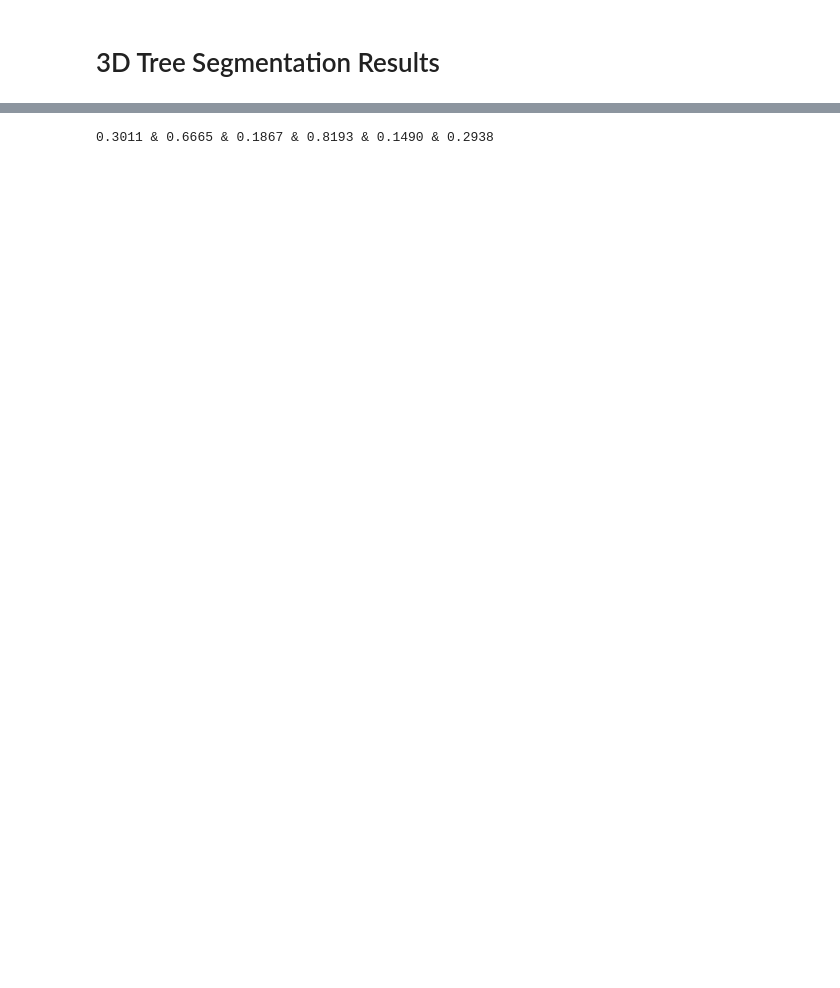
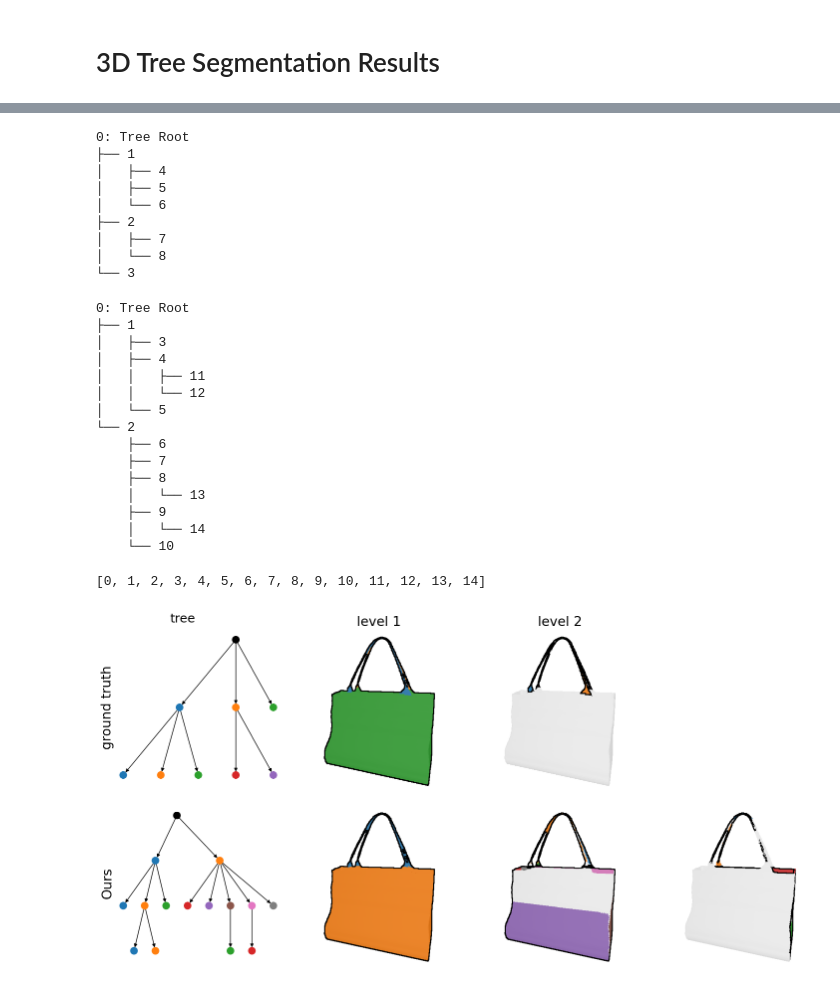
Before and after one commit to dnvtmf/OTS, a Jupyter notebook: paper/view_PartNet_results.ipynb, the cells around one changed output, grey strips where cells are left out. Saved outputs shown, nothing was run; the diff lists cells and outputs as text; code cells hidden in the pictures; blank space fills up the shorter version.

```diff
--- a/paper/view_PartNet_results.ipynb
+++ b/paper/view_PartNet_results.ipynb
@@ -286,9 +269,0 @@ numpy((1024, 2), float64)
-# %%
-for i in range(tree2d.cnt):
-    mask = tree2d.masks[i]
-    plt.imshow(image, alpha=0.2)
-    plt.imshow(mask.cpu().numpy()*255, alpha=0.8)
-    plt.axis('off')
-    plt.show()
-    if i > 10:
-        break
@@ -443,5 +383,29 @@ show_compare(prediction, gt, images[show_index], tri_ids[show_index])
-# %%
-ss = "SQ: 0.3011, RQ: 0.6665, PQ: 0.1867, TS: 0.8193, TQ: 0.1490, mIoU: 0.2938"
-print(' & '.join([s.split(':')[1].strip() for s in ss.split(',')]))
-# %% [output]
-0.3011 & 0.6665 & 0.1867 & 0.8193 & 0.1490 & 0.2938
+# %%
+show_compare(prediction, gt, images[show_index], tri_ids[show_index], ps=1, gs=1, filename="{cat}_{choose}_{0}")
+# %% [output]
+0: Tree Root
+├── 1
+│   ├── 4
+│   ├── 5
+│   └── 6
+├── 2
+│   ├── 7
+│   └── 8
+└── 3
+0: Tree Root
+├── 1
+│   ├── 3
+│   ├── 4
+│   │   ├── 11
+│   │   └── 12
+│   └── 5
+└── 2
+    ├── 6
+    ├── 7
+    ├── 8
+    │   └── 13
+    ├── 9
+    │   └── 14
+    └── 10
+[0, 1, 2, 3, 4, 5, 6, 7, 8, 9, 10, 11, 12, 13, 14]
+[figure, added]
```
Also changed, not shown: parts of 17 cells of this notebook, 18 other files.
